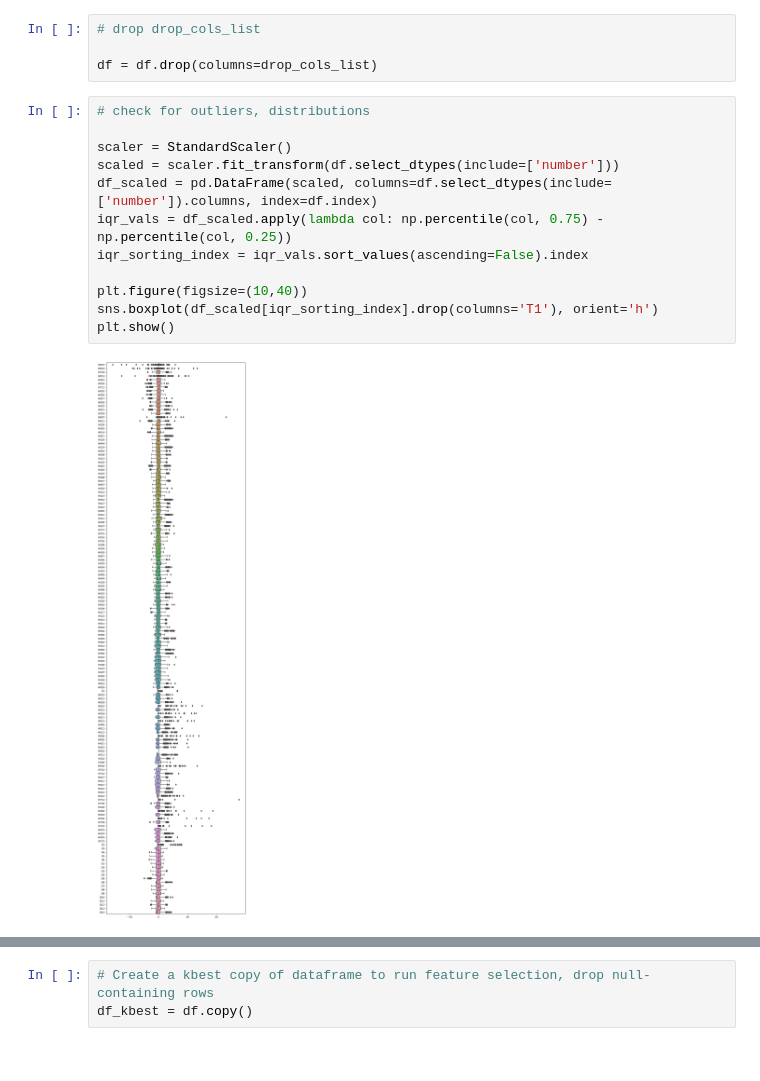
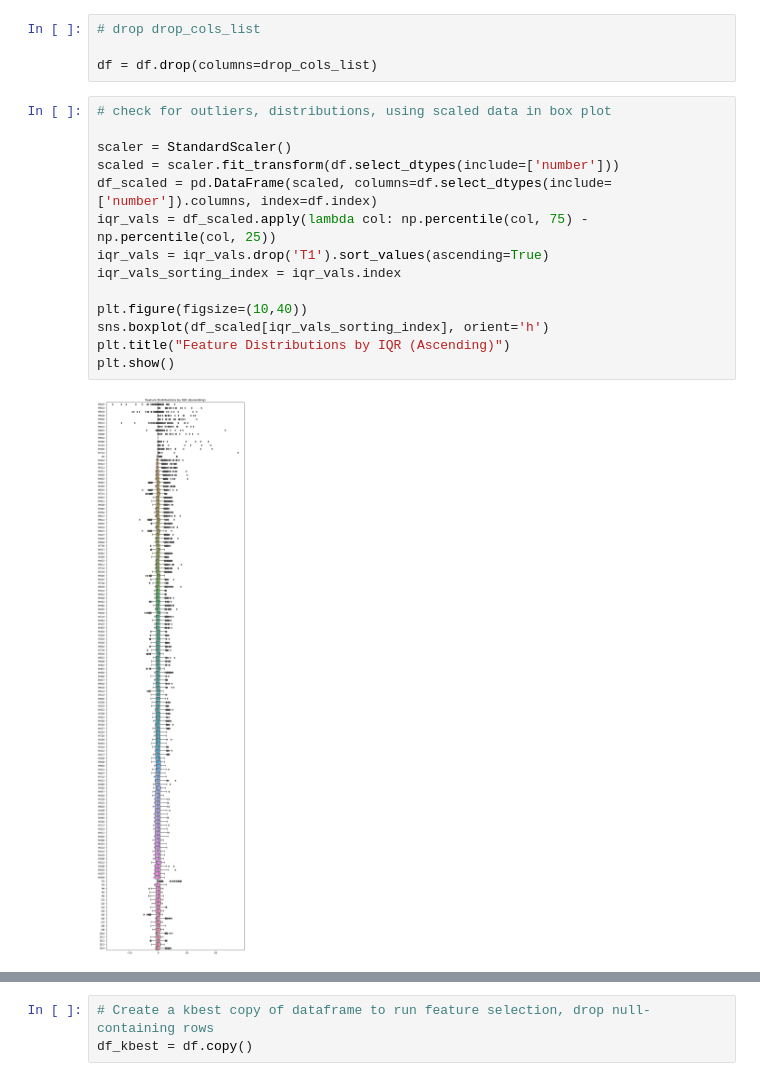
Before and after one commit to LittleBiggler/CoResidence, a Jupyter notebook: CoResidence Analysis.ipynb, the cells around one changed output, grey strips where cells are left out. Drawn from its saved outputs; the diff is of its cells as text.

```diff
--- a/CoResidence Analysis.ipynb
+++ b/CoResidence Analysis.ipynb
@@ -1422,19 +1422,21 @@ drop_cols_schema
 
 df = df.drop(columns=drop_cols_list)
 # %%
-# check for outliers, distributions
+# check for outliers, distributions, using scaled data in box plot
 
 scaler = StandardScaler()
 scaled = scaler.fit_transform(df.select_dtypes(include=['number']))
 df_scaled = pd.DataFrame(scaled, columns=df.select_dtypes(include=['number']).columns, index=df.index)
-iqr_vals = df_scaled.apply(lambda col: np.percentile(col, 0.75) - np.percentile(col, 0.25))
-iqr_sorting_index = iqr_vals.sort_values(ascending=False).index
+iqr_vals = df_scaled.apply(lambda col: np.percentile(col, 75) - np.percentile(col, 25))
+iqr_vals = iqr_vals.drop('T1').sort_values(ascending=True)
+iqr_vals_sorting_index = iqr_vals.index
 
 plt.figure(figsize=(10,40))
-sns.boxplot(df_scaled[iqr_sorting_index].drop(columns='T1'), orient='h')
+sns.boxplot(df_scaled[iqr_vals_sorting_index], orient='h')
+plt.title("Feature Distributions by IQR (Ascending)")
 plt.show()
 # %% [output]
-[figure, old version]
+[figure, new version]
 # %%
 # observe values via .describe()
 
```
Also changed, not shown: parts of 83 cells of this notebook.
